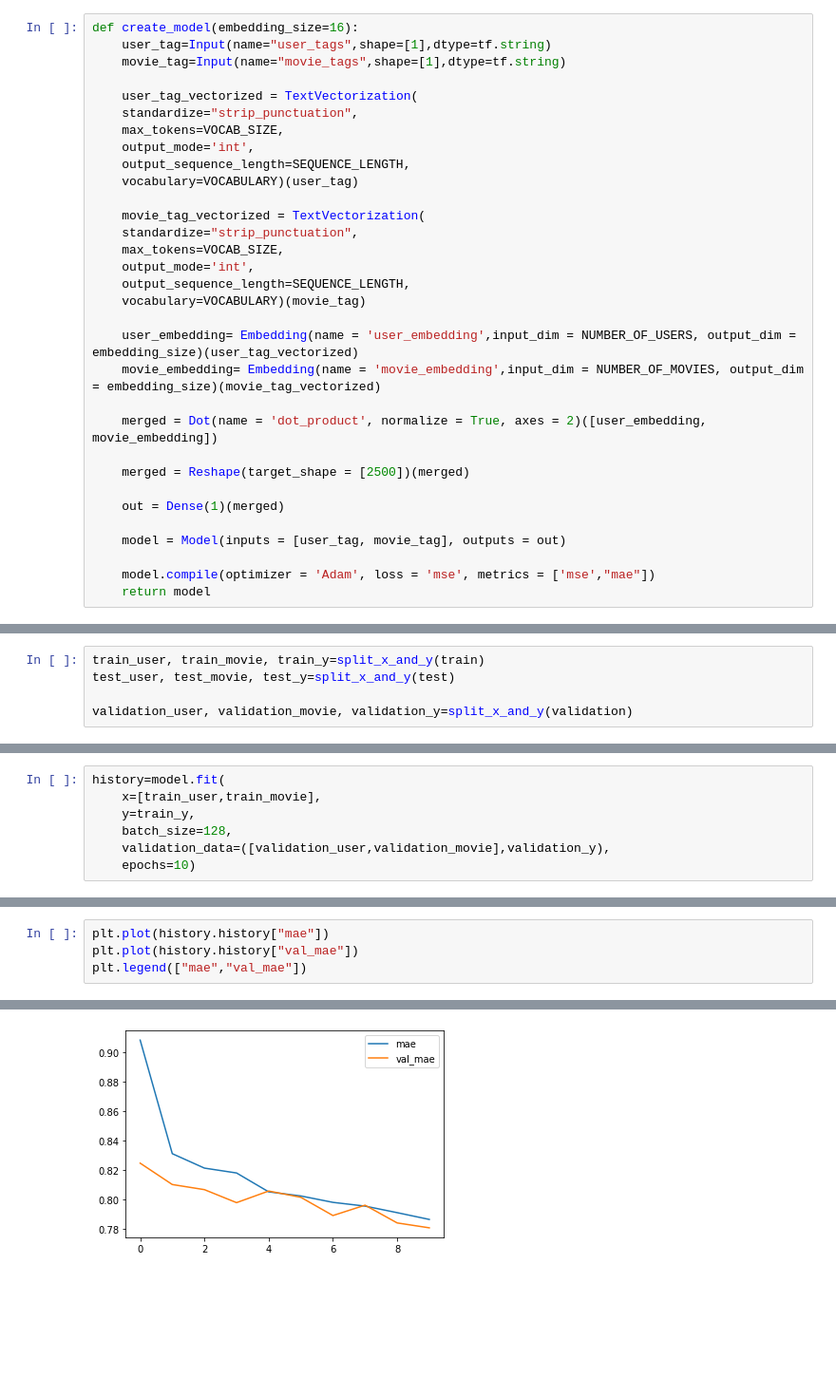
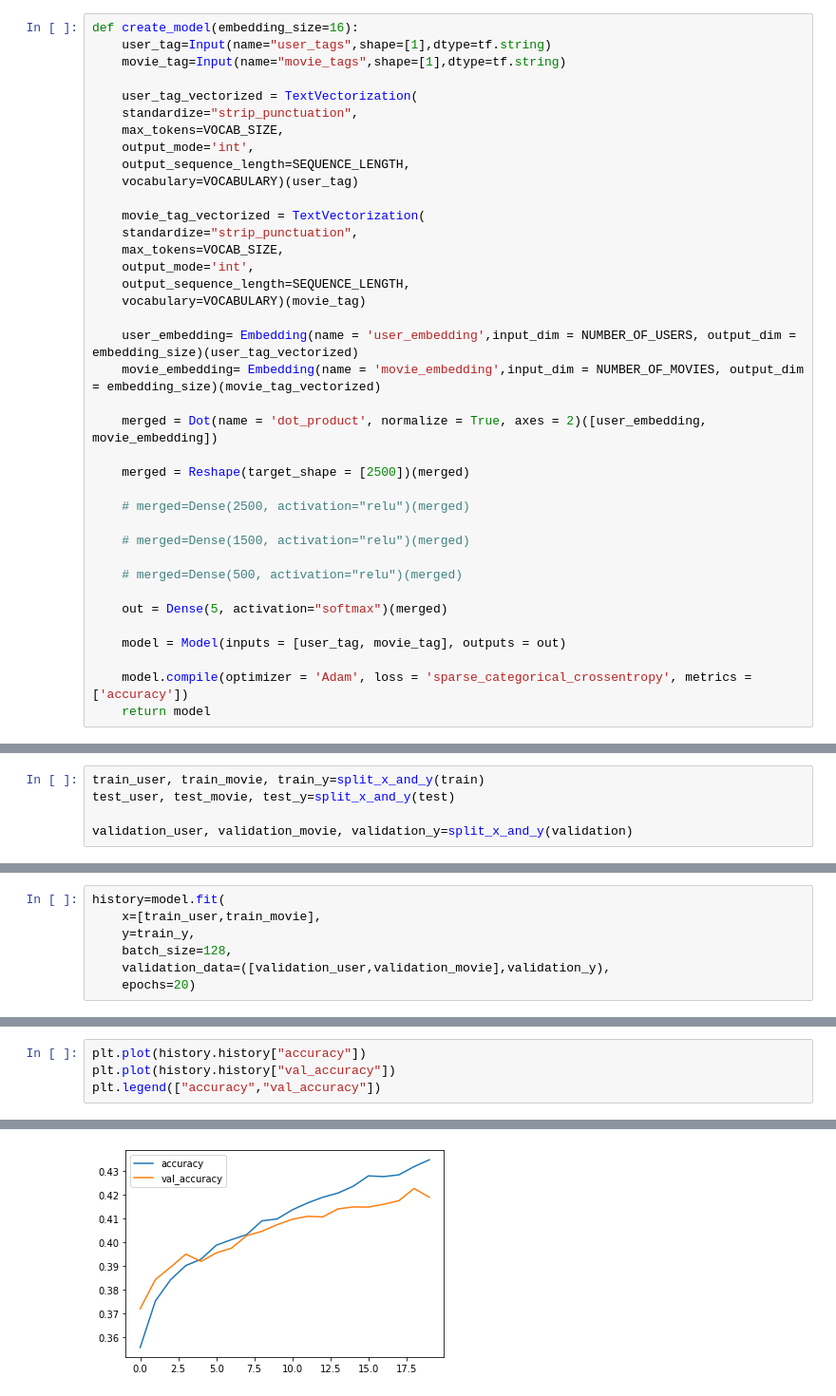
Before and after one commit to ashwiniyer176/MovieLens-Recommendation-System, a Jupyter notebook: notebooks/Modelling.ipynb, the cells around one changed output, grey strips where cells are left out. Shown at 95% size. Saved outputs shown, nothing was run; the diff lists cells and outputs as text; blank space fills up the shorter version.

```diff
--- a/notebooks/Modelling.ipynb
+++ b/notebooks/Modelling.ipynb
@@ -72,11 +72,17 @@ def create_model(embedding_size=16):
 
     merged = Reshape(target_shape = [2500])(merged)
 
-    out = Dense(1)(merged)
+    # merged=Dense(2500, activation="relu")(merged)
+
+    # merged=Dense(1500, activation="relu")(merged)
+
+    # merged=Dense(500, activation="relu")(merged)
+
+    out = Dense(5, activation="softmax")(merged)
 
     model = Model(inputs = [user_tag, movie_tag], outputs = out)
 
-    model.compile(optimizer = 'Adam', loss = 'mse', metrics = ['mse',"mae"])
+    model.compile(optimizer = 'Adam', loss = 'sparse_categorical_crossentropy', metrics = ['accuracy'])
     return model
 # %%
 model=create_model()
@@ -137,5 +143,5 @@ history=model.fit(
     y=train_y,
     batch_size=128,
     validation_data=([validation_user,validation_movie],validation_y),
-    epochs=10)
+    epochs=20)
 # %% [output]
@@ -169,10 +172,10 @@ plt.legend(["loss","val_loss"])
 # %%
-plt.plot(history.history["mae"])
-plt.plot(history.history["val_mae"])
-plt.legend(["mae","val_mae"])
+plt.plot(history.history["accuracy"])
+plt.plot(history.history["val_accuracy"])
+plt.legend(["accuracy","val_accuracy"])
 # %% [output]
 <matplotlib.legend.Legend at 0x...>
-[figure, old version]
+[figure, new version]
 # %%
 model.evaluate(
     x=[test_user,test_movie],
```
Also changed, not shown: parts of 12 cells of this notebook, 1 other file.
